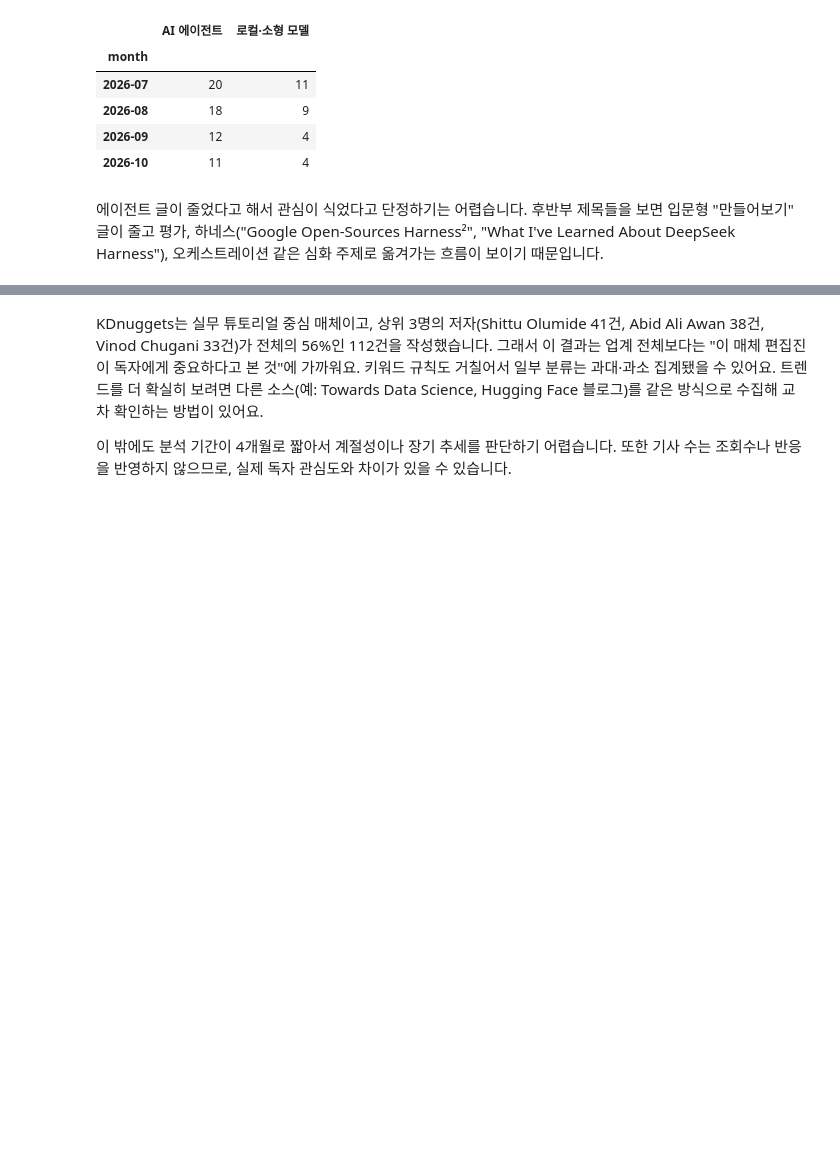
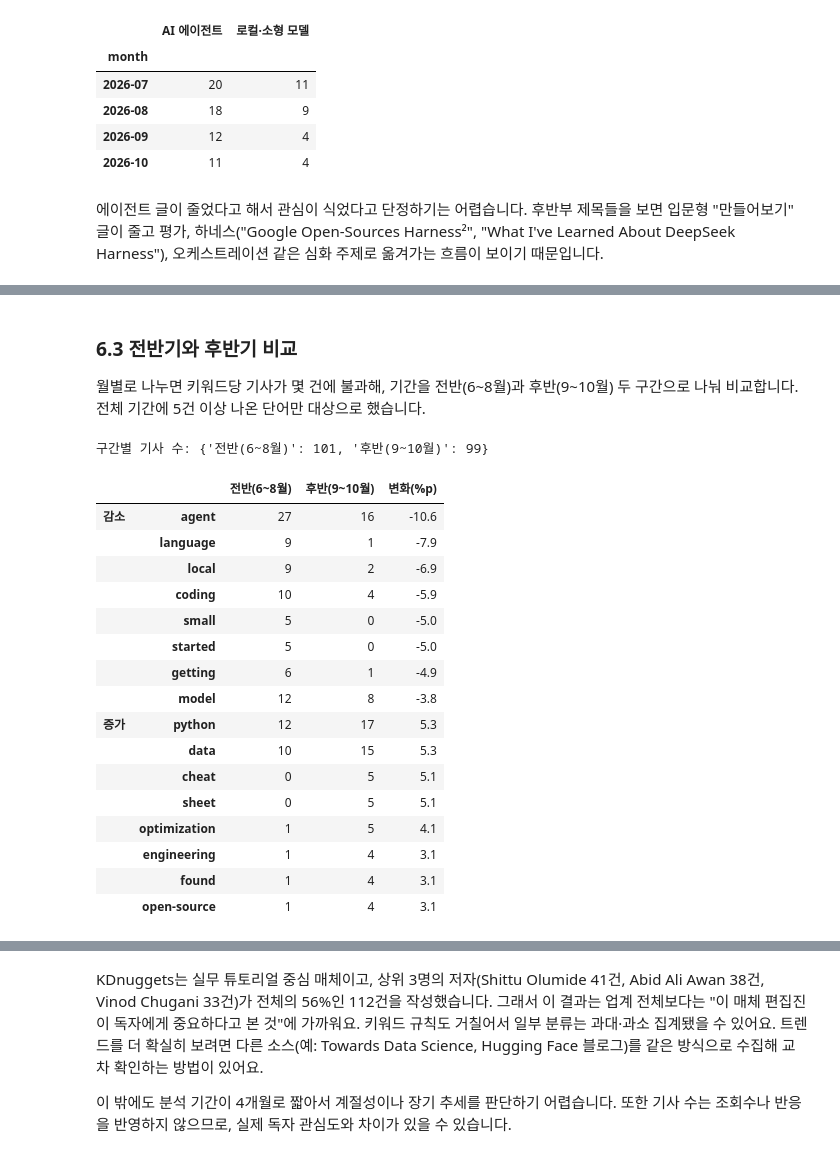
Before and after one commit to yeeunkim-dev/ai-data-bootcamp, a Jupyter notebook: D010+D011_WebScraping/kdnuggets_ai_data_trend_report.ipynb, the cells around one changed output, grey strips where cells are left out. Drawn from its saved outputs; the diff is of its cells as text; code cells hidden in the pictures; blank space fills up the shorter version.

```diff
--- a/D010+D011_WebScraping/kdnuggets_ai_data_trend_report.ipynb
+++ b/D010+D011_WebScraping/kdnuggets_ai_data_trend_report.ipynb
@@ -473,0 +588,40 @@ df.groupby("month")[["AI 에이전트", "로컬·소형 모델"]].sum()
+# %% [markdown]
+### 6.3 전반기와 후반기 비교
+
+월별로 나누면 키워드당 기사가 몇 건에 불과해, 기간을 전반(6~8월)과 후반(9~10월) 두 구간으로 나눠 비교합니다. 전체 기간에 5건 이상 나온 단어만 대상으로 했습니다.
+# %%
+# 기간을 반으로 나눠 키워드 비중 비교 (월 단위는 기사 수가 적어 2구간으로 묶음)
+df["half"] = df["published"].dt.month.map(lambda m: "전반(6~8월)" if m <= 8 else "후반(9~10월)")
+half_n = df["half"].value_counts()
+
+half_counts = pd.DataFrame({
+    half: Counter(w for kws in g["keywords"] for w in kws)
+    for half, g in df.groupby("half")
+}).fillna(0).astype(int)
+
+half_counts = half_counts[half_counts.sum(axis=1) >= 5]  # 너무 드문 단어는 제외
+half_share = half_counts.div(half_n, axis=1).mul(100)
+half_counts["변화(%p)"] = (half_share["후반(9~10월)"] - half_share["전반(6~8월)"]).round(1)
+half_counts = half_counts.sort_values("변화(%p)")
+
+print("구간별 기사 수:", half_n.to_dict())
+pd.concat({"감소": half_counts.head(8), "증가": half_counts.tail(8).iloc[::-1]})
+# %% [output]
+구간별 기사 수: {'전반(6~8월)': 101, '후반(9~10월)': 99}
+|  |  | 전반(6~8월) | 후반(9~10월) | 변화(%p) |
+| 감소 | agent | 27 | 16 | -10.6 |
+|  | language | 9 | 1 | -7.9 |
+|  | local | 9 | 2 | -6.9 |
+|  | coding | 10 | 4 | -5.9 |
+|  | small | 5 | 0 | -5.0 |
+|  | started | 5 | 0 | -5.0 |
+|  | getting | 6 | 1 | -4.9 |
+|  | model | 12 | 8 | -3.8 |
+| 증가 | python | 12 | 17 | 5.3 |
+|  | data | 10 | 15 | 5.3 |
+|  | cheat | 0 | 5 | 5.1 |
+|  | sheet | 0 | 5 | 5.1 |
+|  | optimization | 1 | 5 | 4.1 |
+|  | engineering | 1 | 4 | 3.1 |
+|  | found | 1 | 4 | 3.1 |
+|  | open-source | 1 | 4 | 3.1 |
```
Also changed, not shown: parts of 19 cells of this notebook, 1 other file.
